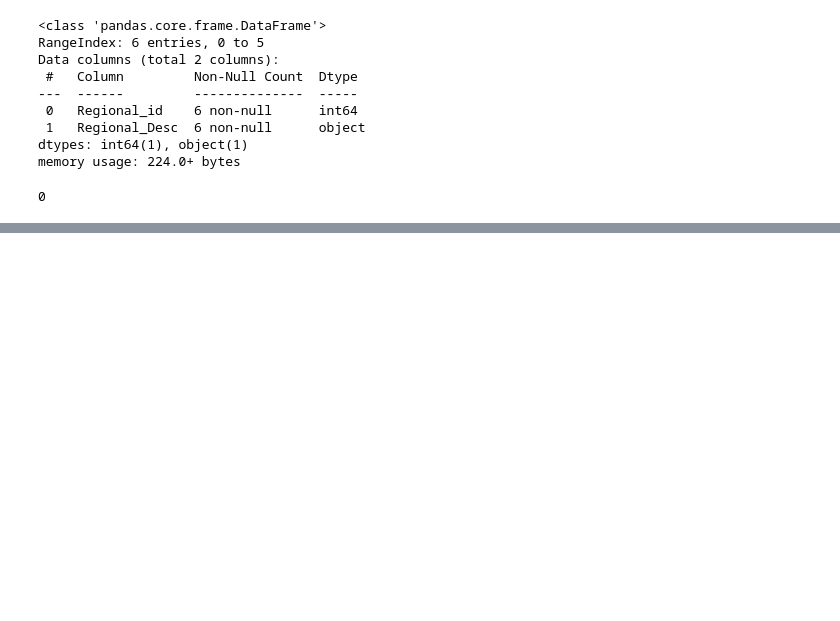
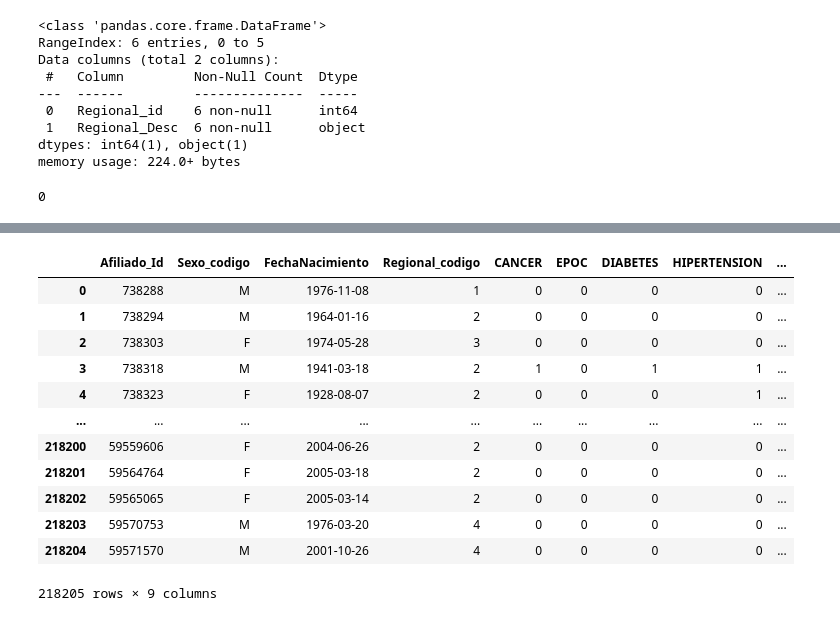
Before and after one commit to juanrodrizc/caso_analitica_finanzas, a Jupyter notebook: exploracion.ipynb, the cells around one changed output, grey strips where cells are left out. Saved outputs shown, nothing was run; the diff lists cells and outputs as text; code cells hidden in the pictures; blank space fills up the shorter version.

```diff
--- a/exploracion.ipynb
+++ b/exploracion.ipynb
@@ -59,0 +157,16 @@ memory usage: 224.0+ bytes
+# %%
+sociodemograficas
+# %% [output]
+|  | Afiliado_Id | Sexo_codigo | FechaNacimiento | Regional_codigo | CANCER | EPOC | DIABETES | HIPERTENSION | ... |
+| 0 | 738288 | M | 1976-11-08 | 1 | 0 | 0 | 0 | 0 | ... |
+| 1 | 738294 | M | 1964-01-16 | 2 | 0 | 0 | 0 | 0 | ... |
+| 2 | 738303 | F | 1974-05-28 | 3 | 0 | 0 | 0 | 0 | ... |
+| 3 | 738318 | M | 1941-03-18 | 2 | 1 | 0 | 1 | 1 | ... |
+| 4 | 738323 | F | 1928-08-07 | 2 | 0 | 0 | 0 | 1 | ... |
+| ... | ... | ... | ... | ... | ... | ... | ... | ... | ... |
+| 218200 | 59559606 | F | 2004-06-26 | 2 | 0 | 0 | 0 | 0 | ... |
+| 218201 | 59564764 | F | 2005-03-18 | 2 | 0 | 0 | 0 | 0 | ... |
+| 218202 | 59565065 | F | 2005-03-14 | 2 | 0 | 0 | 0 | 0 | ... |
+| 218203 | 59570753 | M | 1976-03-20 | 4 | 0 | 0 | 0 | 0 | ... |
+| 218204 | 59571570 | M | 2001-10-26 | 4 | 0 | 0 | 0 | 0 | ... |
+218205 rows × 9 columns
```
Also changed, not shown: parts of 27 cells of this notebook.
